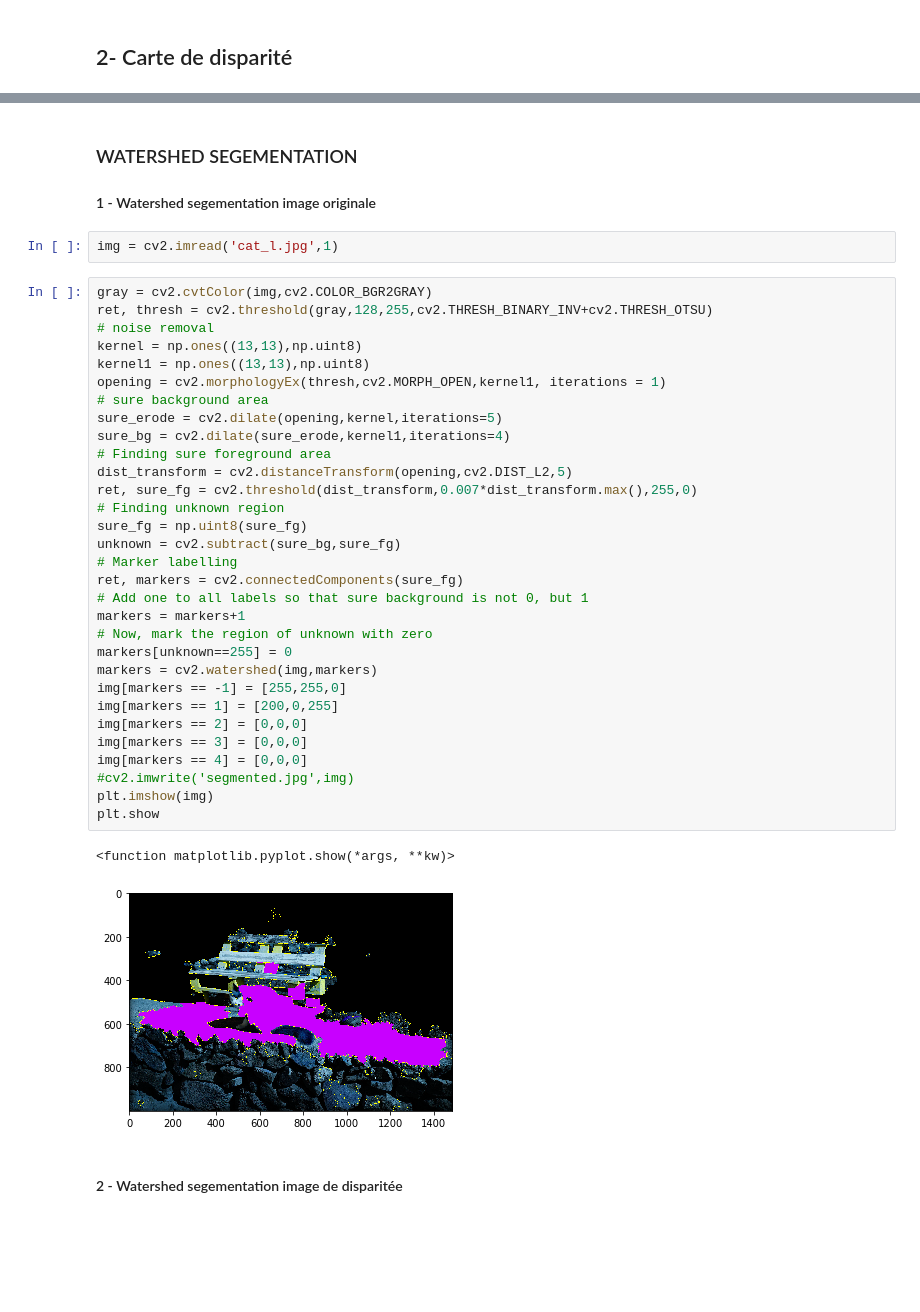
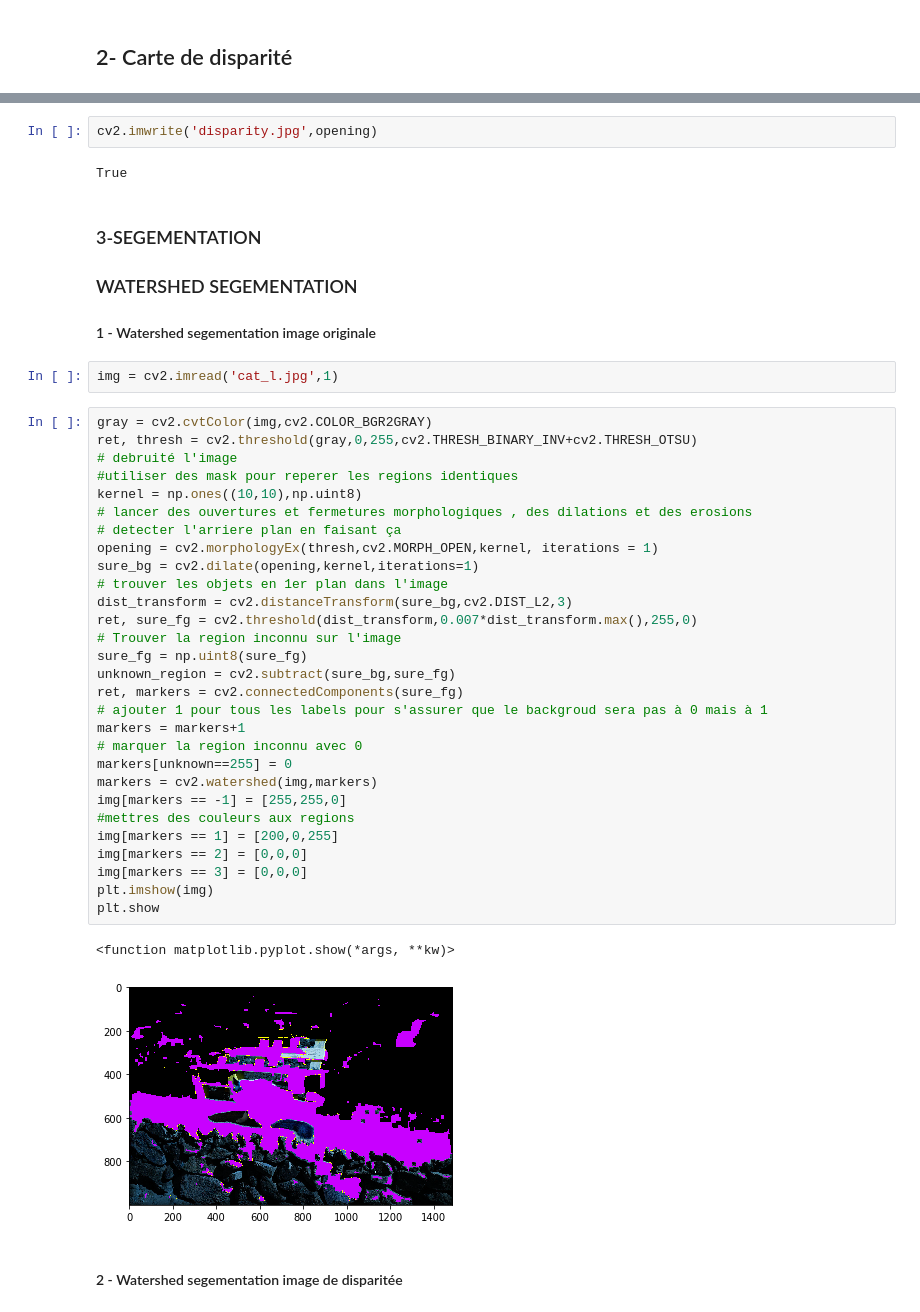
Before and after one commit to abdelamine06/PerceptionIneraction, a Jupyter notebook: PI_TP4_MEHDAOUI_Abdelamine _v1.ipynb, the cells around one changed output, grey strips where cells are left out. Drawn from its saved outputs; the diff is of its cells as text; blank space fills up the shorter version.

```diff
--- a/PI_TP4_MEHDAOUI_Abdelamine _v1.ipynb
+++ b/PI_TP4_MEHDAOUI_Abdelamine _v1.ipynb
@@ -62,45 +66,49 @@ plt.imshow(disparity,'gray')
 plt.show()
 # %% [output]
 [figure]
+# %%
+cv2.imwrite('disparity.jpg',opening)
+# %% [output]
+True
 # %% [markdown]
+### 3-SEGEMENTATION
+
 ### WATERSHED SEGEMENTATION
 #### 1 - Watershed segementation image originale
 # %%
 img = cv2.imread('cat_l.jpg',1)
 # %%
 gray = cv2.cvtColor(img,cv2.COLOR_BGR2GRAY)
-ret, thresh = cv2.threshold(gray,128,255,cv2.THRESH_BINARY_INV+cv2.THRESH_OTSU)
-# noise removal
-kernel = np.ones((13,13),np.uint8)
-kernel1 = np.ones((13,13),np.uint8)
-opening = cv2.morphologyEx(thresh,cv2.MORPH_OPEN,kernel1, iterations = 1)
-# sure background area
-sure_erode = cv2.dilate(opening,kernel,iterations=5)
-sure_bg = cv2.dilate(sure_erode,kernel1,iterations=4)
-# Finding sure foreground area
-dist_transform = cv2.distanceTransform(opening,cv2.DIST_L2,5)
+ret, thresh = cv2.threshold(gray,0,255,cv2.THRESH_BINARY_INV+cv2.THRESH_OTSU)
+# debruité l'image
+#utiliser des mask pour reperer les regions identiques
+kernel = np.ones((10,10),np.uint8)
+# lancer des ouvertures et fermetures morphologiques , des dilations et des erosions
+# detecter l'arriere plan en faisant ça
+opening = cv2.morphologyEx(thresh,cv2.MORPH_OPEN,kernel, iterations = 1)
+sure_bg = cv2.dilate(opening,kernel,iterations=1)
+# trouver les objets en 1er plan dans l'image
+dist_transform = cv2.distanceTransform(sure_bg,cv2.DIST_L2,3)
 ret, sure_fg = cv2.threshold(dist_transform,0.007*dist_transform.max(),255,0)
-# Finding unknown region
+# Trouver la region inconnu sur l'image
 sure_fg = np.uint8(sure_fg)
-unknown = cv2.subtract(sure_bg,sure_fg)
-# Marker labelling
+unknown_region = cv2.subtract(sure_bg,sure_fg)
 ret, markers = cv2.connectedComponents(sure_fg)
-# Add one to all labels so that sure background is not 0, but 1
+# ajouter 1 pour tous les labels pour s'assurer que le backgroud sera pas à 0 mais à 1
 markers = markers+1
-# Now, mark the region of unknown with zero
+# marquer la region inconnu avec 0
 markers[unknown==255] = 0
 markers = cv2.watershed(img,markers)
 img[markers == -1] = [255,255,0]
+#mettres des couleurs aux regions
 img[markers == 1] = [200,0,255]
 img[markers == 2] = [0,0,0]
 img[markers == 3] = [0,0,0]
-img[markers == 4] = [0,0,0]
-#cv2.imwrite('segmented.jpg',img)
 plt.imshow(img)
 plt.show
 # %% [output]
 <function matplotlib.pyplot.show(*args, **kw)>
-[figure, old version]
+[figure, new version]
 # %% [markdown]
 #### 2 - Watershed segementation image de disparitée
 # %%
```
Also changed, not shown: parts of 9 cells of this notebook, 8 other files.
